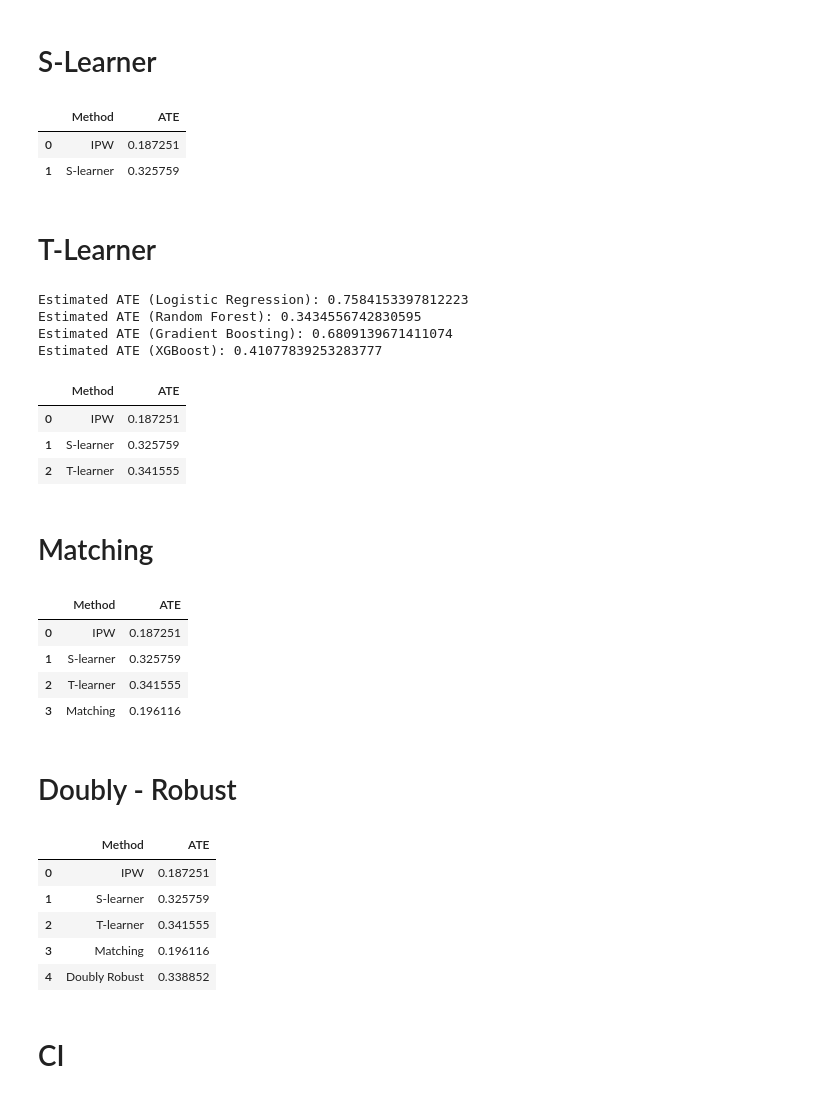
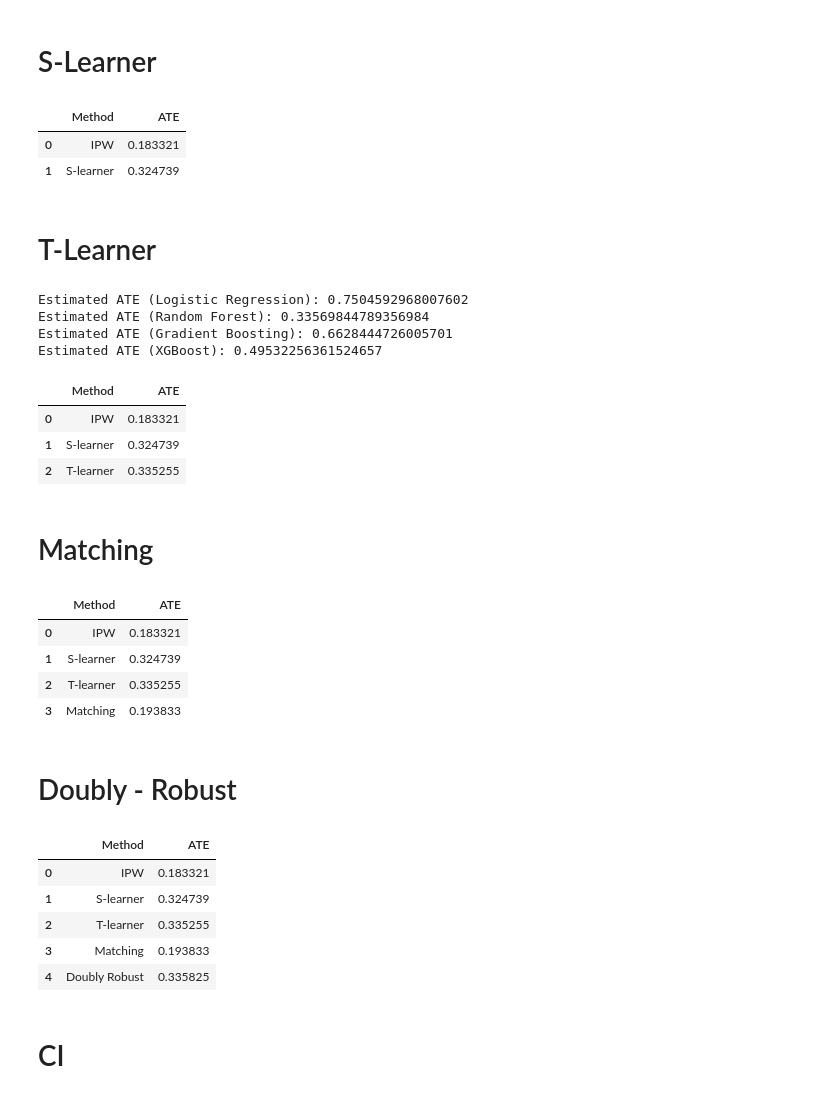
Before and after one commit to or1dado/Tennis-Momentum-Causal-Inference, a Jupyter notebook: ATE_methods.ipynb, the cells around one changed output. Cells and saved outputs as stored; diff of their text form; code cells hidden in the pictures.

```diff
--- a/ATE_methods.ipynb
+++ b/ATE_methods.ipynb
@@ -165,7 +165,7 @@ models = {
 
 all_metrics = {}
 for model_name, model in models.items():
-    metrics = evaluate_model(eval_df, model)
+    metrics = evaluate_model(df, model)
     all_metrics[model_name] = metrics
 
 results_df = pd.DataFrame(all_metrics).T
@@ -221,14 +221,14 @@ def SLearner_ATE(df, model):
   return ATE
 
 #############################################################################
-SLearner_ATE_df = SLearner_ATE(eval_df, model=rf_model_class())
+SLearner_ATE_df = SLearner_ATE(df, model=rf_model_class())
 new_row = pd.DataFrame({'Method': ['S-learner'], 'ATE': [SLearner_ATE_df]})
 ATE_df = pd.concat([ATE_df, new_row], ignore_index=True)
 ATE_df
 # %% [output]
 |  | Method | ATE |
-| 0 | IPW | 0.187251 |
-| 1 | S-learner | 0.325759 |
+| 0 | IPW | 0.183321 |
+| 1 | S-learner | 0.324739 |
 # %% [markdown]
 # T-Learner
 # %%
@@ -267,33 +267,33 @@ def TLearner_ATE(df, model0, model1):
     return ATE
 
 #############################################################################
-SLearner_ATE_df = TLearner_ATE(eval_df, model0=lr_model_class(), model1=lr_model_class())
+SLearner_ATE_df = TLearner_ATE(df, model0=lr_model_class(), model1=lr_model_class())
 print("Estimated ATE (Logistic Regression):", SLearner_ATE_df)
 
-SLearner_ATE_df = TLearner_ATE(eval_df, model0=rf_model_class(), model1=rf_model_class())
+SLearner_ATE_df = TLearner_ATE(df, model0=rf_model_class(), model1=rf_model_class())
 print("Estimated ATE (Random Forest):", SLearner_ATE_df)
 
-SLearner_ATE_df = TLearner_ATE(eval_df, model0=gb_model_class(), model1=gb_model_class())
+SLearner_ATE_df = TLearner_ATE(df, model0=gb_model_class(), model1=gb_model_class())
 print("Estimated ATE (Gradient Boosting):", SLearner_ATE_df)
 
-SLearner_ATE_df = TLearner_ATE(eval_df, model0=xgb_model_class(), model1=xgb_model_class())
+SLearner_ATE_df = TLearner_ATE(df, model0=xgb_model_class(), model1=xgb_model_class())
 print("Estimated ATE (XGBoost):", SLearner_ATE_df)
 
 
-TLearner_ATE_df = TLearner_ATE(eval_df, model0=rf_model_class(), model1=rf_model_class())
+TLearner_ATE_df = TLearner_ATE(df, model0=rf_model_class(), model1=rf_model_class())
 
 new_row = pd.DataFrame({'Method': ['T-learner'], 'ATE': [TLearner_ATE_df]})
 ATE_df = pd.concat([ATE_df, new_row], ignore_index=True)
 ATE_df
 # %% [output]
-Estimated ATE (Logistic Regression): 0.7584153397812223
-Estimated ATE (Random Forest): 0.3434556742830595
-Estimated ATE (Gradient Boosting): 0.6809139671411074
-Estimated ATE (XGBoost): 0.41077839253283777
+Estimated ATE (Logistic Regression): 0.7504592968007602
+Estimated ATE (Random Forest): 0.33569844789356984
+Estimated ATE (Gradient Boosting): 0.6628444726005701
+Estimated ATE (XGBoost): 0.49532256361524657
 |  | Method | ATE |
-| 0 | IPW | 0.187251 |
-| 1 | S-learner | 0.325759 |
-| 2 | T-learner | 0.341555 |
+| 0 | IPW | 0.183321 |
+| 1 | S-learner | 0.324739 |
+| 2 | T-learner | 0.335255 |
 # %% [markdown]
 # Matching
 # %%
@@ -339,17 +339,17 @@ def Matching_ATE(df, epsilon=0.1):
 
 #############################################################################
 epsilon = 0.1
-matching_ATE = Matching_ATE(eval_df, epsilon)
+matching_ATE = Matching_ATE(df, epsilon)
 
 new_row = pd.DataFrame({'Method': ['Matching'], 'ATE': [matching_ATE]})
 ATE_df = pd.concat([ATE_df, new_row], ignore_index=True)
 ATE_df
 # %% [output]
 |  | Method | ATE |
-| 0 | IPW | 0.187251 |
-| 1 | S-learner | 0.325759 |
-| 2 | T-learner | 0.341555 |
-| 3 | Matching | 0.196116 |
+| 0 | IPW | 0.183321 |
+| 1 | S-learner | 0.324739 |
+| 2 | T-learner | 0.335255 |
+| 3 | Matching | 0.193833 |
 # %% [markdown]
 # Doubly - Robust
 # %%
@@ -367,39 +367,39 @@ def DR_ATE(df, model0, model1, propensity_score):
     if model_name in ['LogisticRegression']:
       scaler = MinMaxScaler()
       X_scaled = scaler.fit_transform(X)
       X = pd.DataFrame(X_scaled, columns=X.columns)
 
     X1, y1 = X[X['T'] == 1].drop(columns=['T']), y[X['T'] == 1]
     X0, y0 = X[X['T'] == 0].drop(columns=['T']), y[X['T'] == 0]
 
     if model_name in ['CatBoostClassifier']:
         model1.fit(X1, y1, cat_features=categorical_cols)
         model0.fit(X0, y0, cat_features=categorical_cols)
     else:
        model1.fit(X1, y1)
        model0.fit(X0, y0)
 
     y1_pred = model1.predict(X.drop(columns=['T']))
     y0_pred = model0.predict(X.drop(columns=['T']))
 
     # ATE
     g1 = y1_pred + (df['T'].to_numpy() / propensity_score)*(y - y1_pred)
     g0 = y0_pred + ((1-df['T'].to_numpy()) / (1-propensity_score))*(y - y0_pred)
     return (g1 - g0).mean()
 
 #############################################################################
-DR_ATE_df = DR_ATE(eval_df, model0=rf_model_class(), model1=rf_model_class(), propensity_score=propensity_score_lr)
+DR_ATE_df = DR_ATE(df, model0=rf_model_class(), model1=rf_model_class(), propensity_score=propensity_score_lr)
 
 new_row = pd.DataFrame({'Method': ['Doubly Robust'], 'ATE': [DR_ATE_df]})
 ATE_df = pd.concat([ATE_df, new_row], ignore_index=True)
 ATE_df
 # %% [output]
 |  | Method | ATE |
-| 0 | IPW | 0.187251 |
-| 1 | S-learner | 0.325759 |
-| 2 | T-learner | 0.341555 |
-| 3 | Matching | 0.196116 |
-| 4 | Doubly Robust | 0.338852 |
+| 0 | IPW | 0.183321 |
+| 1 | S-learner | 0.324739 |
+| 2 | T-learner | 0.335255 |
+| 3 | Matching | 0.193833 |
+| 4 | Doubly Robust | 0.335825 |
 # %% [markdown]
 # CI
 # %%
```
Also changed, not shown: parts of 10 cells of this notebook, 10 other files.
